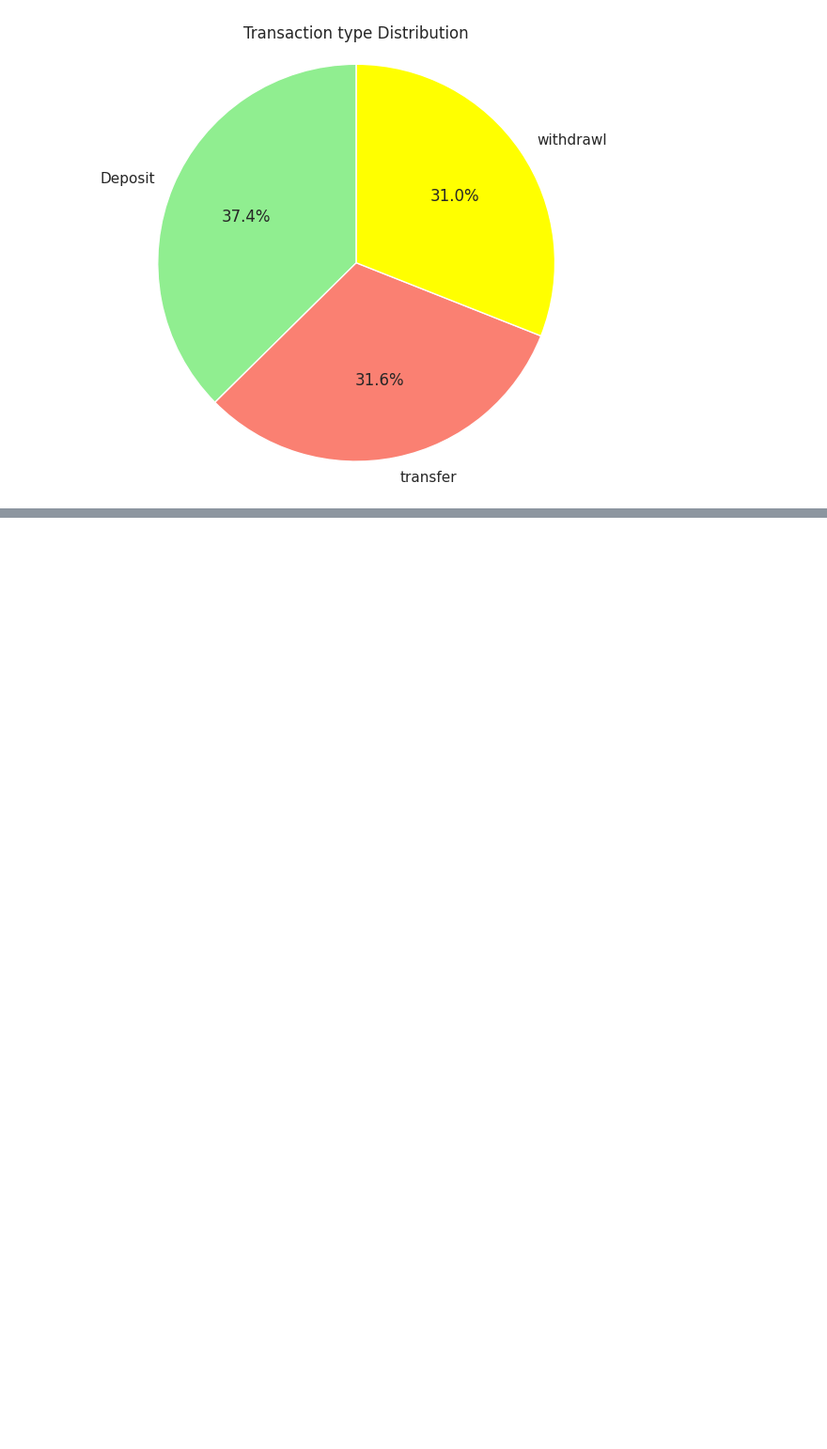
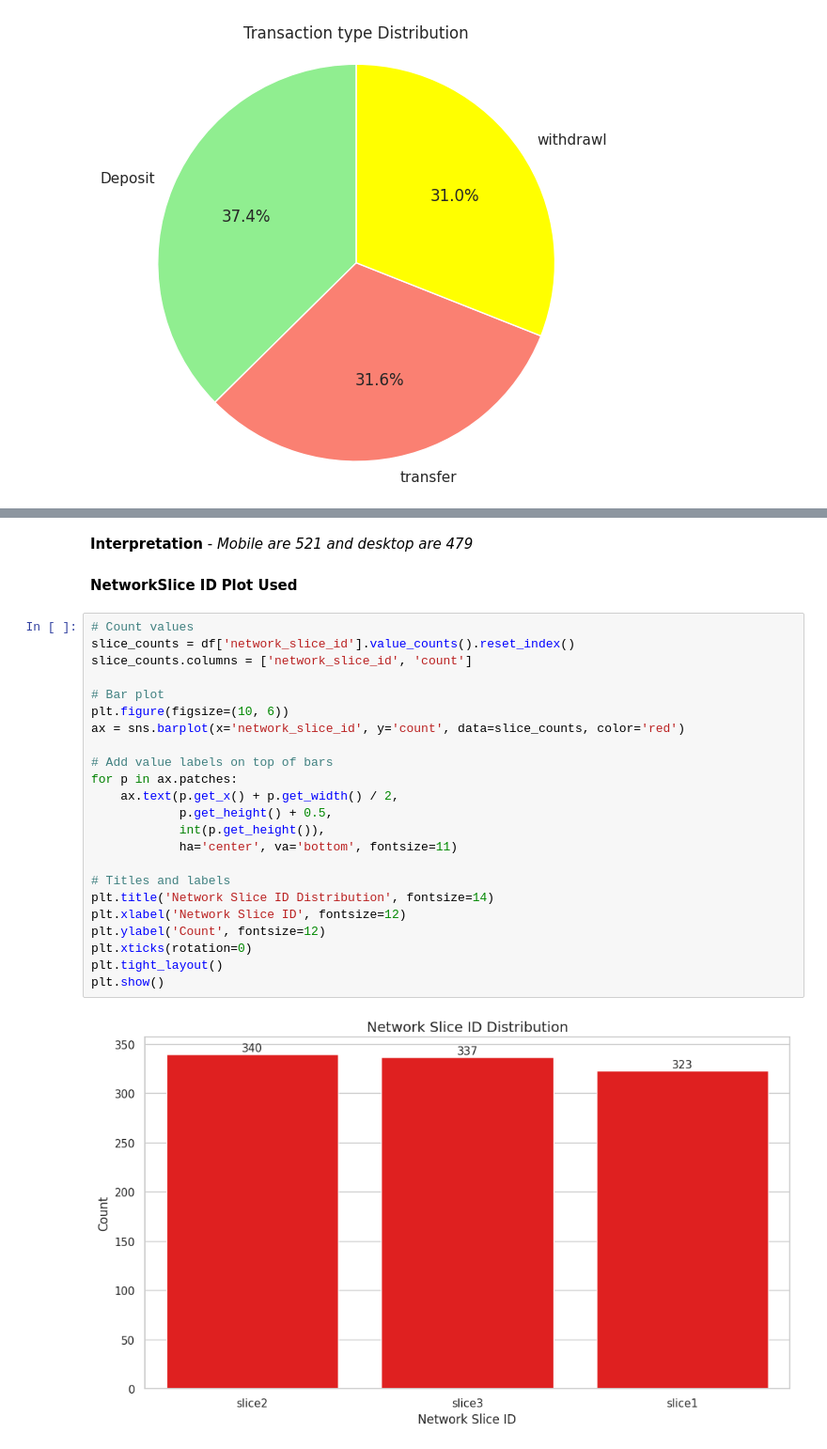
Before and after one commit to Sagarjain93/Operations_transaction_Data, a Jupyter notebook: transaction_data.ipynb, the cells around one changed output, grey strips where cells are left out. Shown at 94% size. Saved outputs shown, nothing was run; the diff lists cells and outputs as text; blank space fills up the shorter version.

```diff
--- a/transaction_data.ipynb
+++ b/transaction_data.ipynb
@@ -512,0 +543,30 @@ plt.show()
+# %% [markdown]
+**Interpretation** - *Mobile are 521 and desktop are 479*
+# %% [markdown]
+**NetworkSlice ID**
+**Plot Used**
+# %%
+# Count values
+slice_counts = df['network_slice_id'].value_counts().reset_index()
+slice_counts.columns = ['network_slice_id', 'count']
+
+# Bar plot
+plt.figure(figsize=(10, 6))
+ax = sns.barplot(x='network_slice_id', y='count', data=slice_counts, color='red')
+
+# Add value labels on top of bars
+for p in ax.patches:
+    ax.text(p.get_x() + p.get_width() / 2,
+            p.get_height() + 0.5,
+            int(p.get_height()),
+            ha='center', va='bottom', fontsize=11)
+
+# Titles and labels
+plt.title('Network Slice ID Distribution', fontsize=14)
+plt.xlabel('Network Slice ID', fontsize=12)
+plt.ylabel('Count', fontsize=12)
+plt.xticks(rotation=0)
+plt.tight_layout()
+plt.show()
+# %% [output]
+[figure, added]
```
Also changed, not shown: parts of 6 cells of this notebook.
